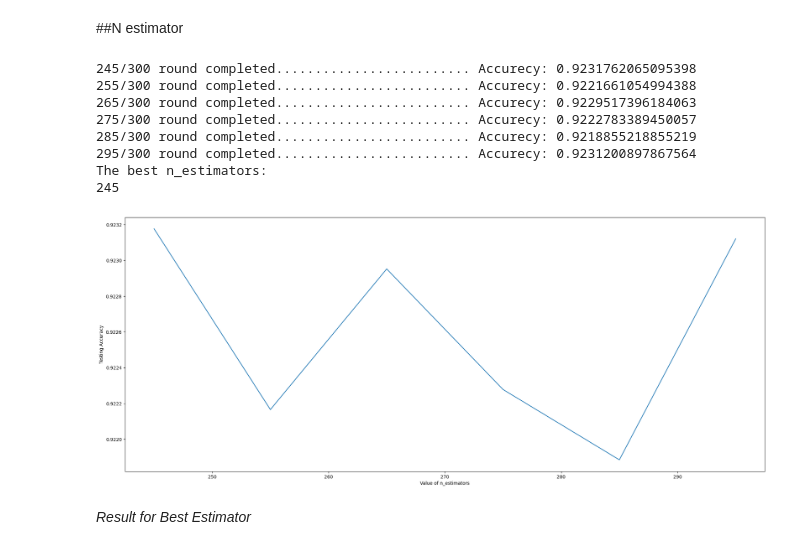
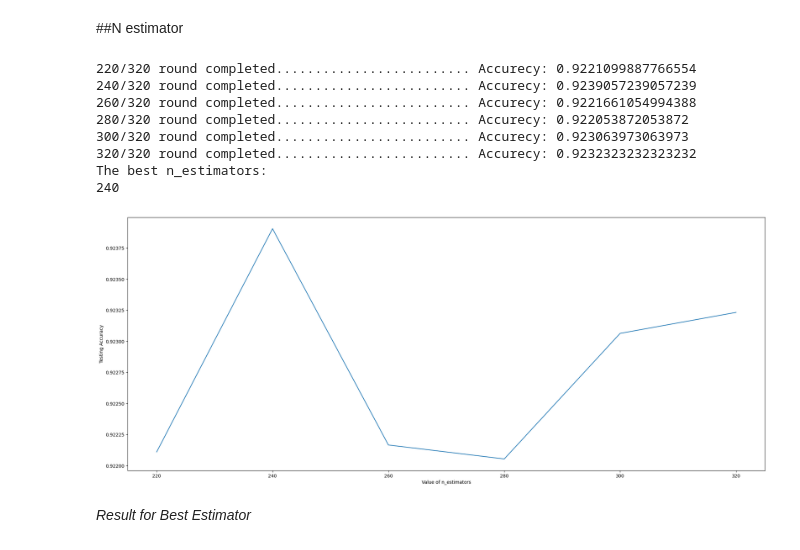
Before and after one commit to RKNahid/ASSDML, a Jupyter notebook: Project_Tuning.ipynb, the cells around one changed output. Saved outputs shown, nothing was run; the diff lists cells and outputs as text; code cells hidden in the pictures.

```diff
--- a/Project_Tuning.ipynb
+++ b/Project_Tuning.ipynb
@@ -55,47 +55,47 @@ x_train, y_train = balance(x_train, y_train)
 # %%
 from sklearn.ensemble import RandomForestClassifier
 from sklearn.metrics import accuracy_score
-N=300
-k_range = range (245,N+1,10)
+N=320
+k_range = range (220,N+1,20)
 scores={}
 scores_list = []
 for k in k_range:
   classifier = RandomForestClassifier(n_estimators=k)
   classifier.fit(x_train,y_train)
   y_pred=classifier.predict(x_test)
   scores[k] = accuracy_score(y_test,y_pred)
   scores_list.append(accuracy_score(y_test,y_pred))
   print(str(k)+"/"+str(N)+" round completed......................... Accurecy: "+str(accuracy_score(y_test,y_pred)))
 
 
 
 %matplotlib inline
 import matplotlib.pyplot as plt
 
 plt.figure(figsize = (25,10))
 plt.plot(k_range,scores_list)
 plt.xlabel('Value of n_estimators')
 plt.ylabel ('Testing Accuracy')
 
 
 
 print("The best n_estimators:")
 best_estimator=list(scores.keys())[scores_list.index(max(scores_list))]
 print(best_estimator)
 
 
 
 #250
 # %% [output]
-245/300 round completed......................... Accurecy: 0.9231762065095398
-255/300 round completed......................... Accurecy: 0.9221661054994388
-265/300 round completed......................... Accurecy: 0.9229517396184063
-275/300 round completed......................... Accurecy: 0.9222783389450057
-285/300 round completed......................... Accurecy: 0.9218855218855219
-295/300 round completed......................... Accurecy: 0.9231200897867564
+220/320 round completed......................... Accurecy: 0.9221099887766554
+240/320 round completed......................... Accurecy: 0.9239057239057239
+260/320 round completed......................... Accurecy: 0.9221661054994388
+280/320 round completed......................... Accurecy: 0.922053872053872
+300/320 round completed......................... Accurecy: 0.923063973063973
+320/320 round completed......................... Accurecy: 0.9232323232323232
 The best n_estimators:
-245
+240
-[figure, old version]
+[figure, new version]
 # %% [markdown]
 *Result for Best Estimator*
 # %%
```
Also changed, not shown: parts of 1 cell of this notebook.
